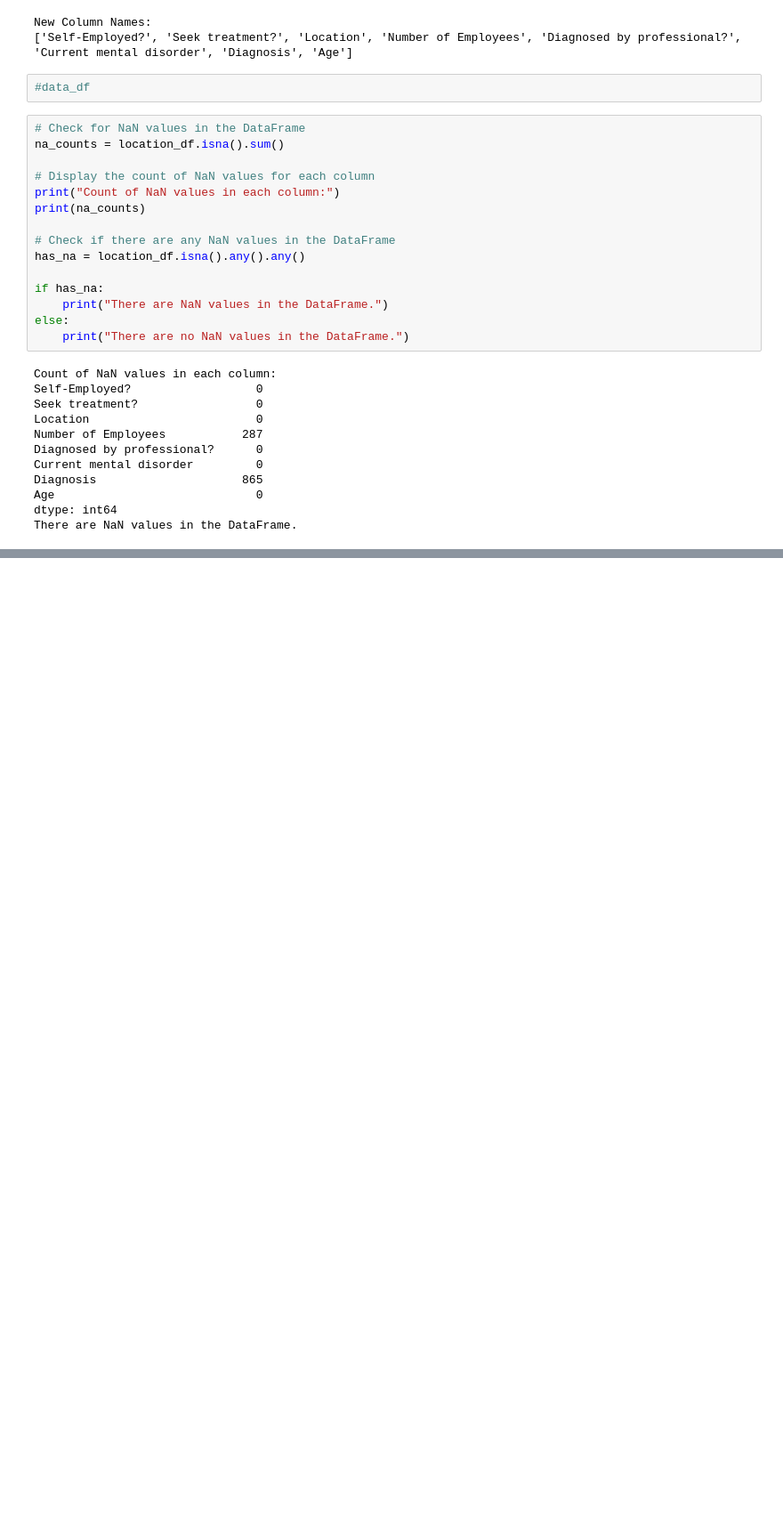
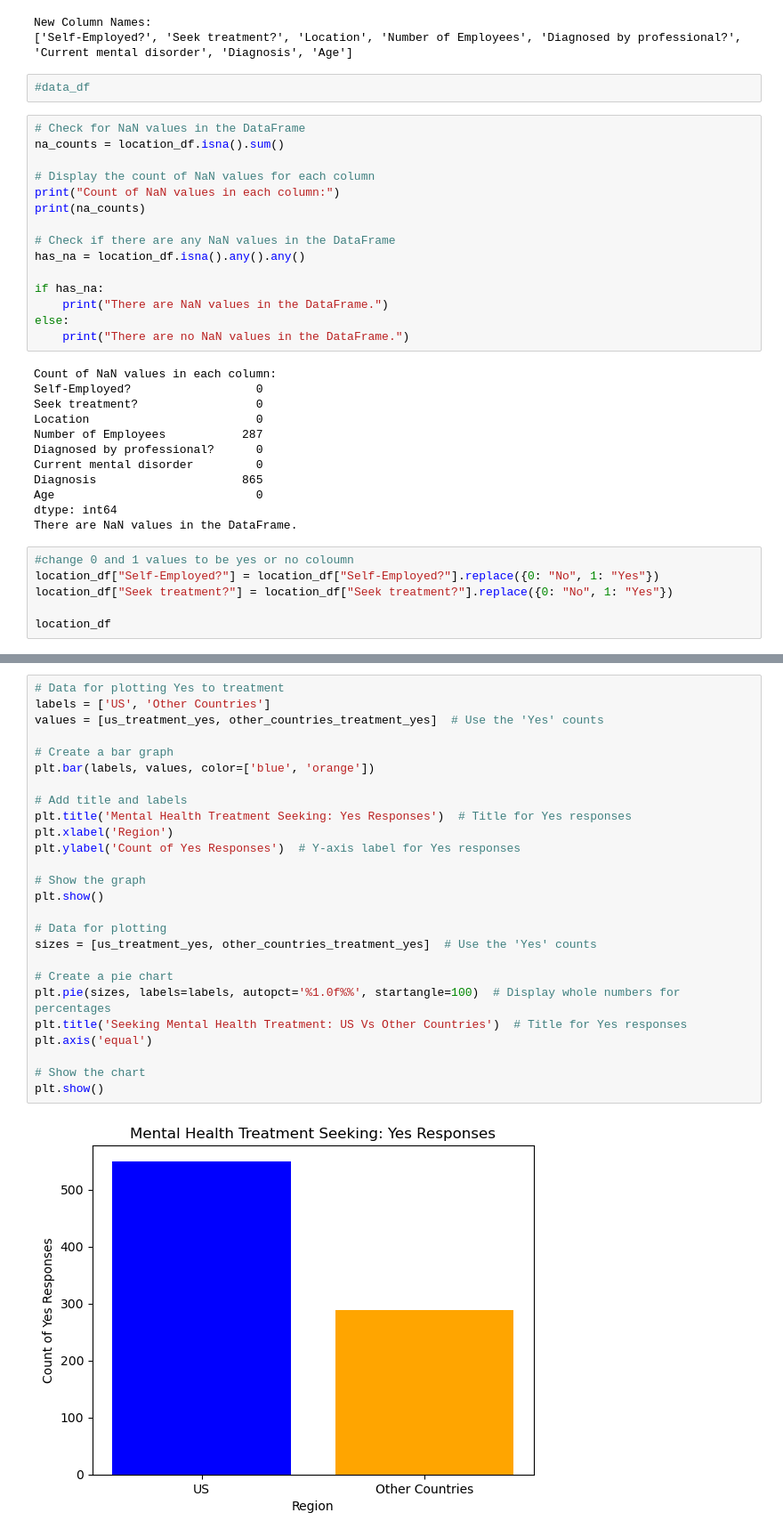
Before and after one commit to Keegawho198/Project-1_Mental-Health, a Jupyter notebook: Keegan.ipynb, the cells around one changed output, grey strips where cells are left out. Shown at 89% size. Drawn from its saved outputs; the diff is of its cells as text; blank space fills up the shorter version.

Commit message:
Adding code for location graphs

```diff
--- a/Keegan.ipynb
+++ b/Keegan.ipynb
@@ -239,3 +244,9 @@ Diagnosis                     865
 Age                             0
 dtype: int64
 There are NaN values in the DataFrame.
+# %%
+#change 0 and 1 values to be yes or no coloumn
+location_df["Self-Employed?"] = location_df["Self-Employed?"].replace({0: "No", 1: "Yes"})
+location_df["Seek treatment?"] = location_df["Seek treatment?"].replace({0: "No", 1: "Yes"})
+
+location_df
@@ -241,0 +313,28 @@ There are NaN values in the DataFrame.
+# %%
+# Data for plotting Yes to treatment
+labels = ['US', 'Other Countries']
+values = [us_treatment_yes, other_countries_treatment_yes]  # Use the 'Yes' counts
+
+# Create a bar graph
+plt.bar(labels, values, color=['blue', 'orange'])
+
+# Add title and labels
+plt.title('Mental Health Treatment Seeking: Yes Responses')  # Title for Yes responses
+plt.xlabel('Region')
+plt.ylabel('Count of Yes Responses')  # Y-axis label for Yes responses
+
+# Show the graph
+plt.show()
+
+# Data for plotting
+sizes = [us_treatment_yes, other_countries_treatment_yes]  # Use the 'Yes' counts
+
+# Create a pie chart
+plt.pie(sizes, labels=labels, autopct='%1.0f%%', startangle=100)  # Display whole numbers for percentages
+plt.title('Seeking Mental Health Treatment: US Vs Other Countries')  # Title for Yes responses
+plt.axis('equal')
+
+# Show the chart
+plt.show()
+# %% [output]
+[figure, added]
```
Also changed, not shown: parts of 19 cells of this notebook.
